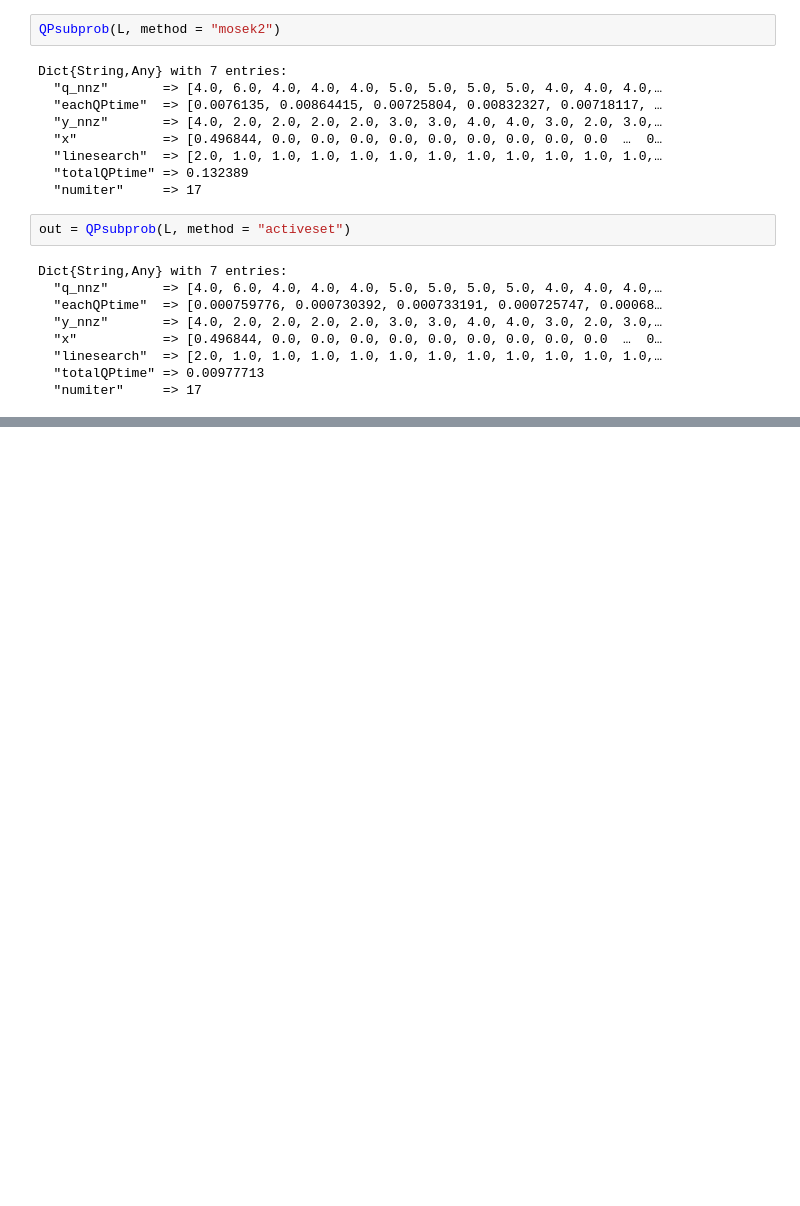
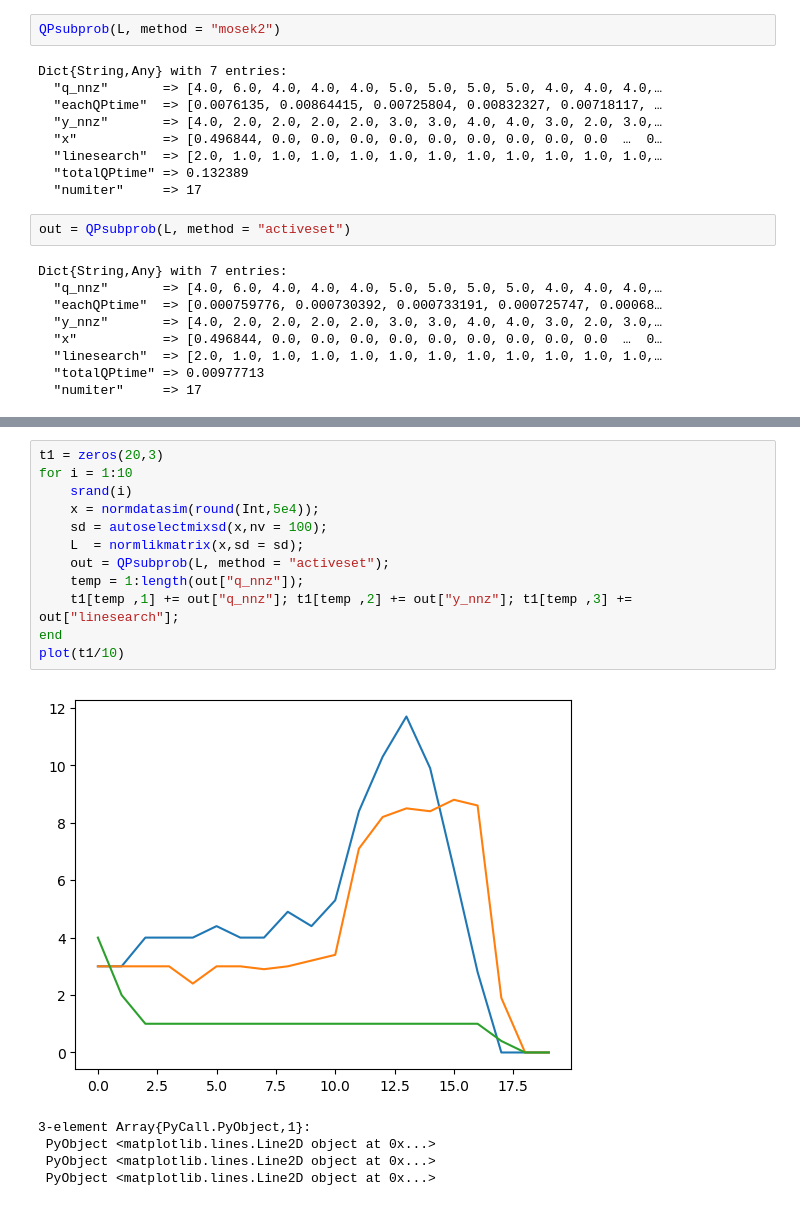
Before and after one commit to stephenslab/mixsqp-paper, a Jupyter notebook: analysis/QPsubproblem.ipynb, the cells around one changed output, grey strips where cells are left out. Saved outputs shown, nothing was run; the diff lists cells and outputs as text; blank space fills up the shorter version.

```diff
--- a/analysis/QPsubproblem.ipynb
+++ b/analysis/QPsubproblem.ipynb
@@ -124,0 +85,18 @@ plot(log2.(n_range[2:end]),log2.(ip[2:end])); plot(log2.(n_range[2:end]), log2.(
+# %%
+t1 = zeros(20,3)
+for i = 1:10
+    srand(i)
+    x = normdatasim(round(Int,5e4));
+    sd = autoselectmixsd(x,nv = 100);
+    L  = normlikmatrix(x,sd = sd);
+    out = QPsubprob(L, method = "activeset");
+    temp = 1:length(out["q_nnz"]);
+    t1[temp ,1] += out["q_nnz"]; t1[temp ,2] += out["y_nnz"]; t1[temp ,3] += out["linesearch"];
+end
+plot(t1/10)
+# %% [output]
+[figure, added]
+3-element Array{PyCall.PyObject,1}:
+ PyObject <matplotlib.lines.Line2D object at 0x...>
+ PyObject <matplotlib.lines.Line2D object at 0x...>
+ PyObject <matplotlib.lines.Line2D object at 0x...>
```
Also changed, not shown: parts of 13 cells of this notebook, 7 other files.
